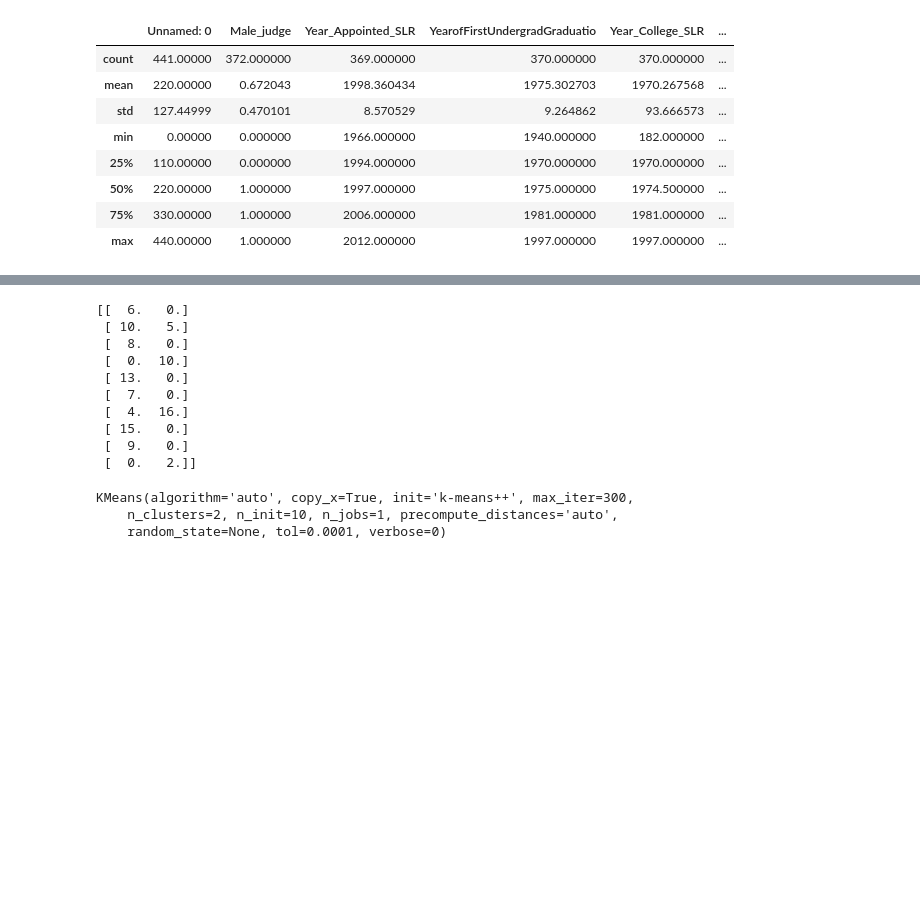
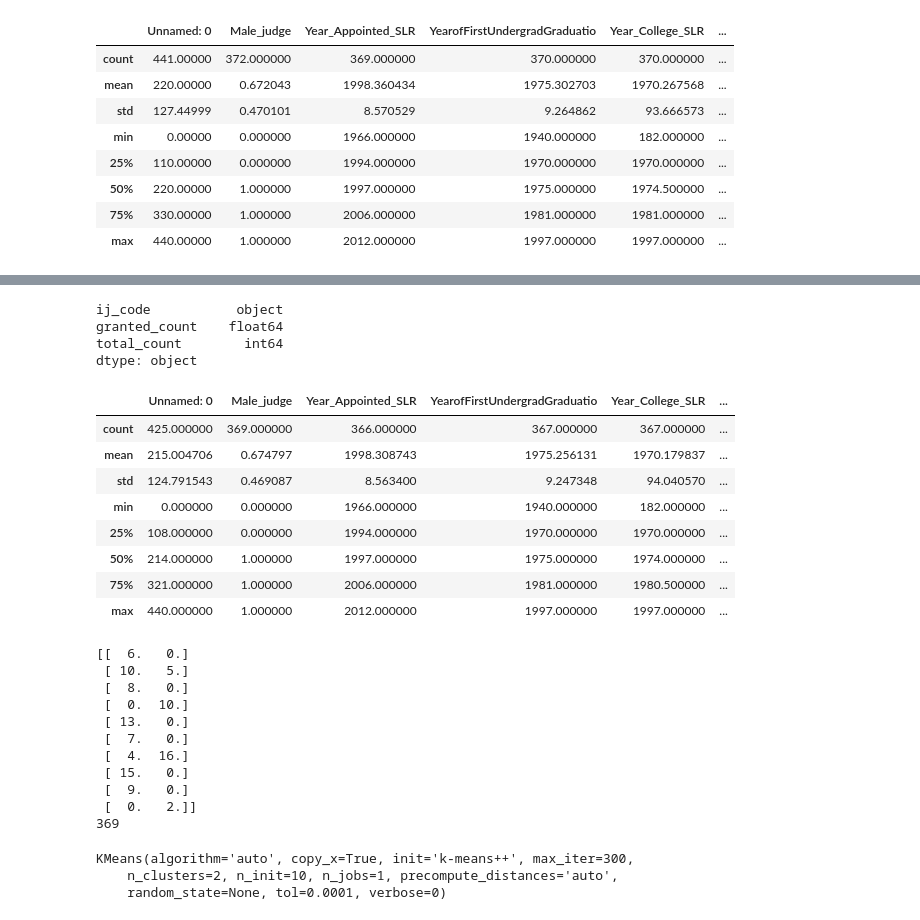
Before and after one commit to colinandrus/ml_course_project, a Jupyter notebook: notebooks/reformat_judge_bio.ipynb, the cells around one changed output, grey strips where cells are left out. Drawn from its saved outputs; the diff is of its cells as text; code cells hidden in the pictures; blank space fills up the shorter version.

```diff
--- a/notebooks/reformat_judge_bio.ipynb
+++ b/notebooks/reformat_judge_bio.ipynb
@@ -61,9 +61,33 @@ judges.head(10)
 | 7 | 7 | Segal | Alice | F | Pennsylvania | PHILADELPHIA, Pennsylvania | George Washington | ... |
 | 8 | 8 | Daw | Alison | F | California, Berkeley | Berkeley, California | Georgetown | ... |
 | 9 | 9 | Brown | Alison | F | North Carolina at Greensboro | Greensboro, North Carolina | North Carolina at Chapel Hill | ... |
+# %%
+path = os.path.join(DATAFOLDER, 'merged_counts.csv')
+grant_rate = pd.read_csv(path, header=1, names = ["ij_code", "granted_count", "total_count"])
+grant_rate.dtypes
+# %% [output]
+ij_code           object
+granted_count    float64
+total_count        int64
+dtype: object
+# %%
+judges_grant_rate = pd.merge(judges, grant_rate, on='ij_code', how='inner')
+judges_grant_rate.describe()
+# %% [output]
+|  | Unnamed: 0 | Male_judge | Year_Appointed_SLR | YearofFirstUndergradGraduatio | Year_College_SLR | ... |
+| count | 425.000000 | 369.000000 | 366.000000 | 367.000000 | 367.000000 | ... |
+| mean | 215.004706 | 0.674797 | 1998.308743 | 1975.256131 | 1970.179837 | ... |
+| std | 124.791543 | 0.469087 | 8.563400 | 9.247348 | 94.040570 | ... |
+| min | 0.000000 | 0.000000 | 1966.000000 | 1940.000000 | 182.000000 | ... |
+| 25% | 108.000000 | 0.000000 | 1994.000000 | 1970.000000 | 1970.000000 | ... |
+| 50% | 214.000000 | 1.000000 | 1997.000000 | 1975.000000 | 1974.000000 | ... |
+| 75% | 321.000000 | 1.000000 | 2006.000000 | 1981.000000 | 1980.500000 | ... |
+| max | 440.000000 | 1.000000 | 2012.000000 | 1997.000000 | 1997.000000 | ... |
 # %%
-X = judges[['Government_Years_SLR', 'Privateprac_Years_SLR']].dropna(axis=0, how='all').values
+judges_formatted = judges_grant_rate.dropna(subset = ['Government_Years_SLR', 'Privateprac_Years_SLR'], how="all")
+X = judges_formatted[['Government_Years_SLR', 'Privateprac_Years_SLR']].values
 print(X[0:10])
+print(len(X))
 # %% [output]
 [[  6.   0.]
  [ 10.   5.]
@@ -75,6 +99,7 @@ print(X[0:10])
  [ 15.   0.]
  [  9.   0.]
  [  0.   2.]]
+369
 # %%
 kmeans = KMeans(n_clusters=2)
 kmeans.fit(X)
```
Also changed, not shown: parts of 4 cells of this notebook.
